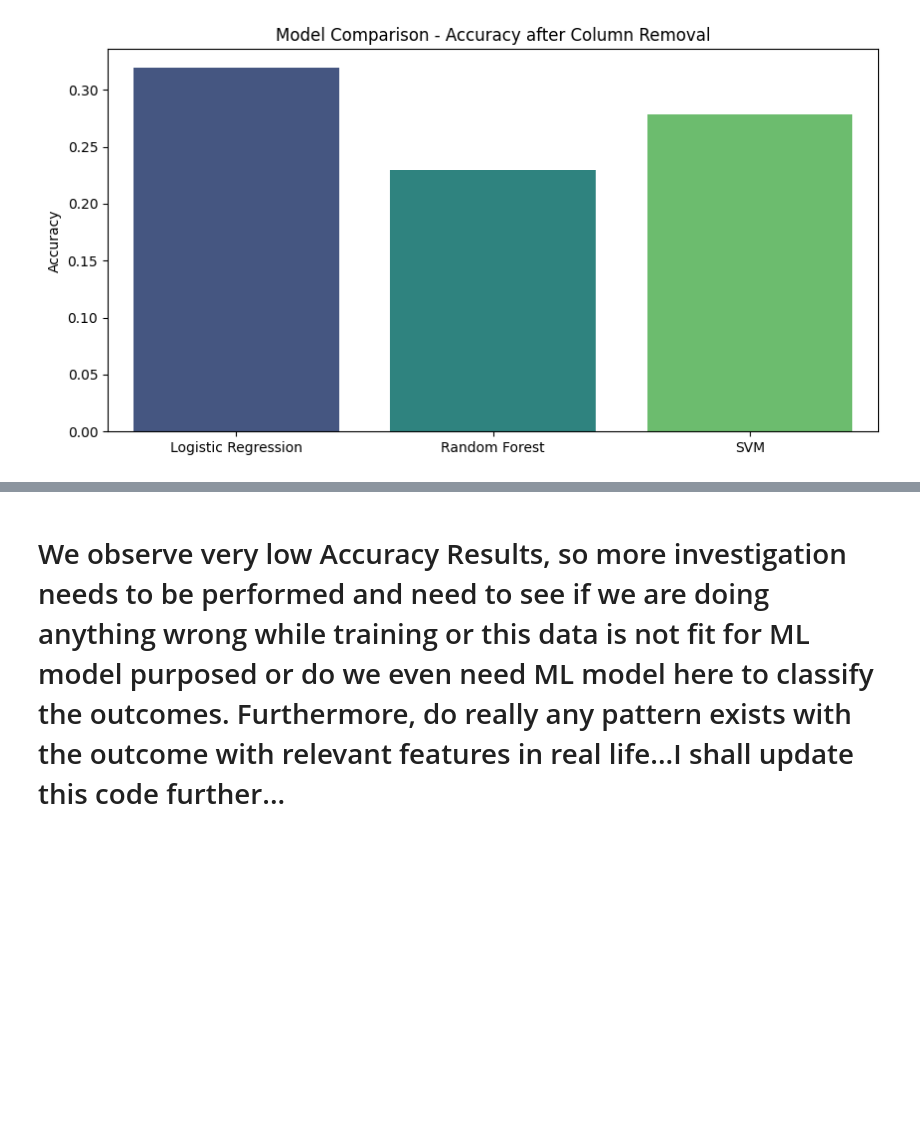
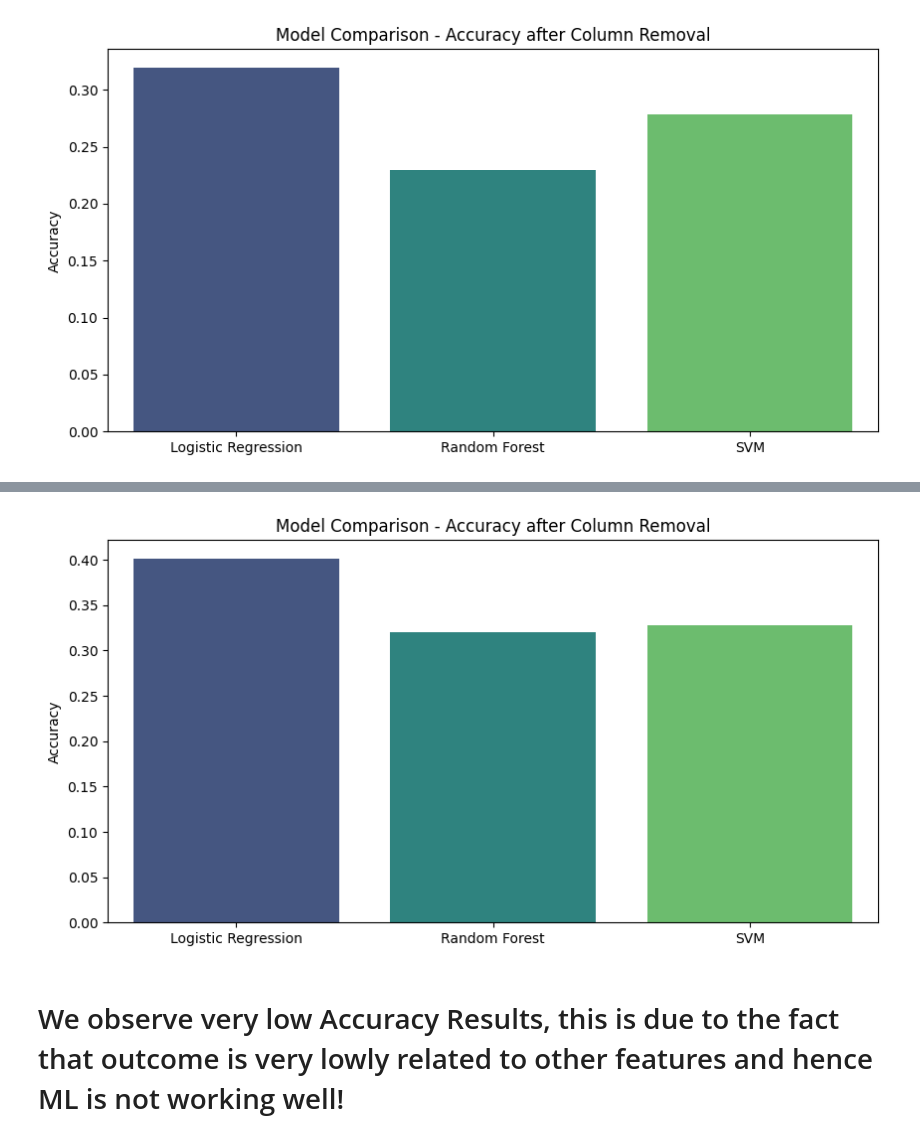
Before and after one commit to FahimHafiz/Vaccination-Dataset-Preprocessing-Analysis-and-Prediction-Using-Machine-Learning, a Jupyter notebook: main.ipynb, the cells around one changed output, grey strips where cells are left out. Drawn from its saved outputs; the diff is of its cells as text; code cells hidden in the pictures; blank space fills up the shorter version.

```diff
--- a/main.ipynb
+++ b/main.ipynb
@@ -872,0 +917,10 @@ plt.show()
+# %%
+# Train a Logistic Regression model
+log_reg = LogisticRegression(max_iter=1000)
+log_reg.fit(X_train, y_train)
+
+# Predict and evaluate
+y_pred_logreg = log_reg.predict(X_test)
+print("Logistic Regression Results:")
+print("Accuracy:", accuracy_score(y_test, y_pred_logreg))
+print(classification_report(y_test, y_pred_logreg))
@@ -872,0 +939,10 @@ plt.show()
+# %%
+# Train a Random Forest Classifier
+rf = RandomForestClassifier(n_estimators=100, random_state=42)
+rf.fit(X_train, y_train)
+
+# Predict and evaluate
+y_pred_rf = rf.predict(X_test)
+print("Random Forest Classifier Results:")
+print("Accuracy:", accuracy_score(y_test, y_pred_rf))
+print(classification_report(y_test, y_pred_rf))
@@ -872,0 +961,12 @@ plt.show()
+# %%
+from sklearn.svm import SVC
+
+# Train a Support Vector Machine model
+svc = SVC(kernel='linear')
+svc.fit(X_train, y_train)
+
+# Predict and evaluate
+y_pred_svc = svc.predict(X_test)
+print("Support Vector Machine Results:")
+print("Accuracy:", accuracy_score(y_test, y_pred_svc))
+print(classification_report(y_test, y_pred_svc))
@@ -873,2 +985,17 @@ plt.show()
+# %%
+# Collect accuracy scores
+models = ['Logistic Regression', 'Random Forest', 'SVM']
+accuracies = [accuracy_score(y_test, y_pred_logreg), accuracy_score(y_test, y_pred_rf), accuracy_score(y_test, y_pred_svc)]
+
+# Plot the results
+plt.figure(figsize=(10, 5))
+sns.barplot(x=models, y=accuracies, palette="viridis")
+plt.title("Model Comparison - Accuracy after Column Removal")
+plt.ylabel("Accuracy")
+plt.show()
+# %% [output]
+[figure, added]
 # %% [markdown]
-# We observe very low Accuracy Results, so more investigation needs to be performed and need to see if we are doing anything wrong while training or this data is not fit for ML model purposed or do we even need ML model here to classify the outcomes. Furthermore, do really any pattern exists with the outcome with relevant features in real life...I shall update this code further...
+# We observe very low Accuracy Results, this is due to the fact that outcome is very lowly related to other features and hence ML is not working well!
+
+<!-- this data is not fit for ML model purposed or do we even need ML model here to classify the outcomes. Furthermore, do really any pattern exists with the outcome with relevant features in real life...I shall update this code further... -->
```
Also changed, not shown: parts of 9 cells of this notebook.
